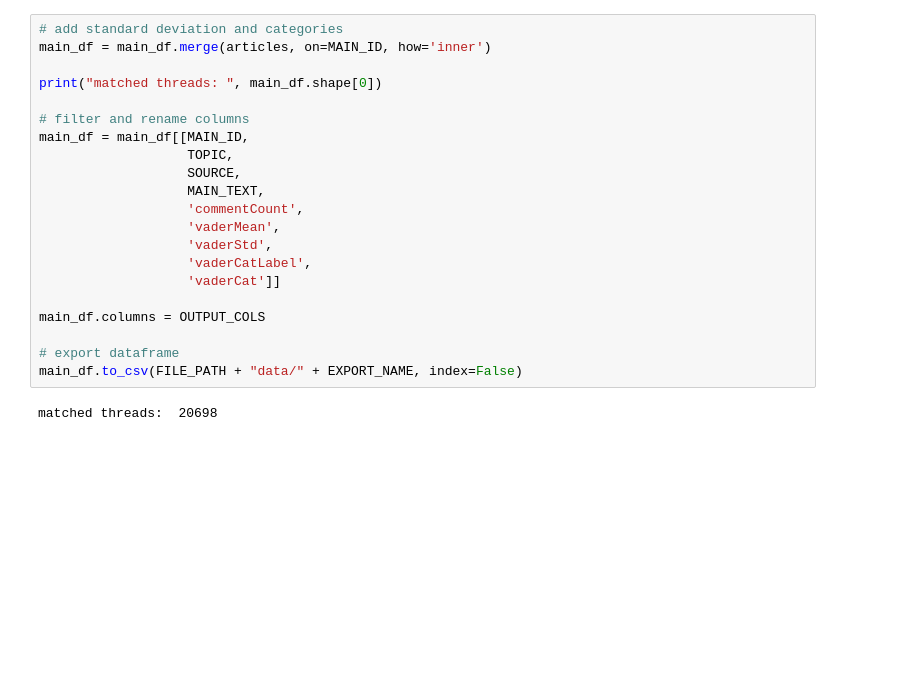
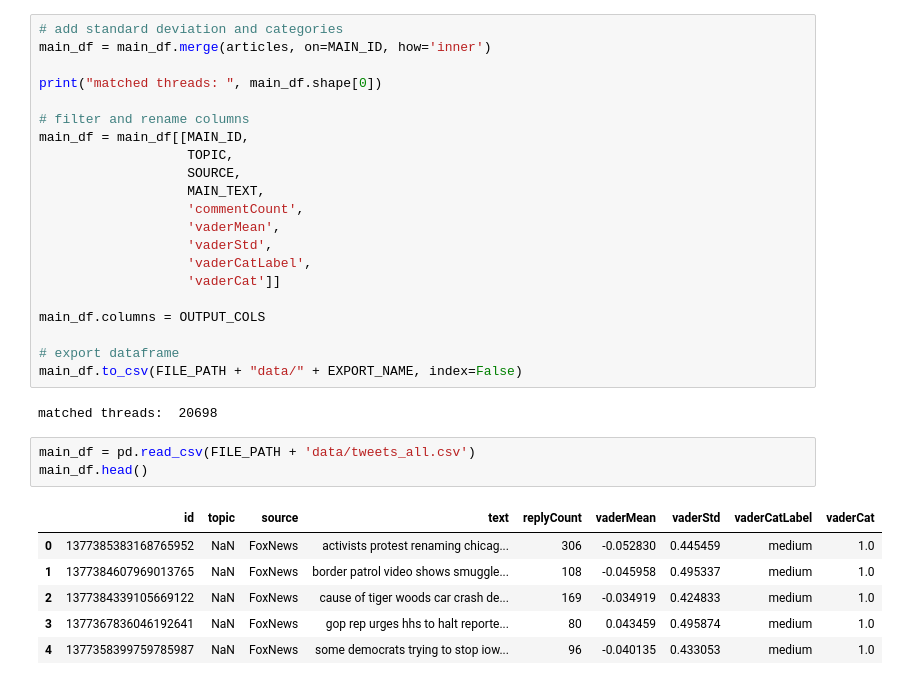
Before and after one commit to advanced-ml-project/project, a Jupyter notebook: sentiment_scores.ipynb, the cells around one changed output. Drawn from its saved outputs; the diff is of its cells as text; blank space fills up the shorter version.

```diff
--- a/sentiment_scores.ipynb
+++ b/sentiment_scores.ipynb
@@ -245,3 +259,13 @@ main_df.columns = OUTPUT_COLS
 main_df.to_csv(FILE_PATH + "data/" + EXPORT_NAME, index=False)
 # %% [output]
 matched threads:  20698
+# %%
+main_df = pd.read_csv(FILE_PATH + 'data/tweets_all.csv')
+main_df.head()
+# %% [output]
+|  | id | topic | source | text | replyCount | vaderMean | vaderStd | vaderCatLabel | vaderCat |
+| 0 | 1377385383168765952 | NaN | FoxNews | activists protest renaming chicag... | 306 | -0.052830 | 0.445459 | medium | 1.0 |
+| 1 | 1377384607969013765 | NaN | FoxNews | border patrol video shows smuggle... | 108 | -0.045958 | 0.495337 | medium | 1.0 |
+| 2 | 1377384339105669122 | NaN | FoxNews | cause of tiger woods car crash de... | 169 | -0.034919 | 0.424833 | medium | 1.0 |
+| 3 | 1377367836046192641 | NaN | FoxNews | gop rep urges hhs to halt reporte... | 80 | 0.043459 | 0.495874 | medium | 1.0 |
+| 4 | 1377358399759785987 | NaN | FoxNews | some democrats trying to stop iow... | 96 | -0.040135 | 0.433053 | medium | 1.0 |
```
Also changed, not shown: parts of 5 cells of this notebook, 6 other files.
